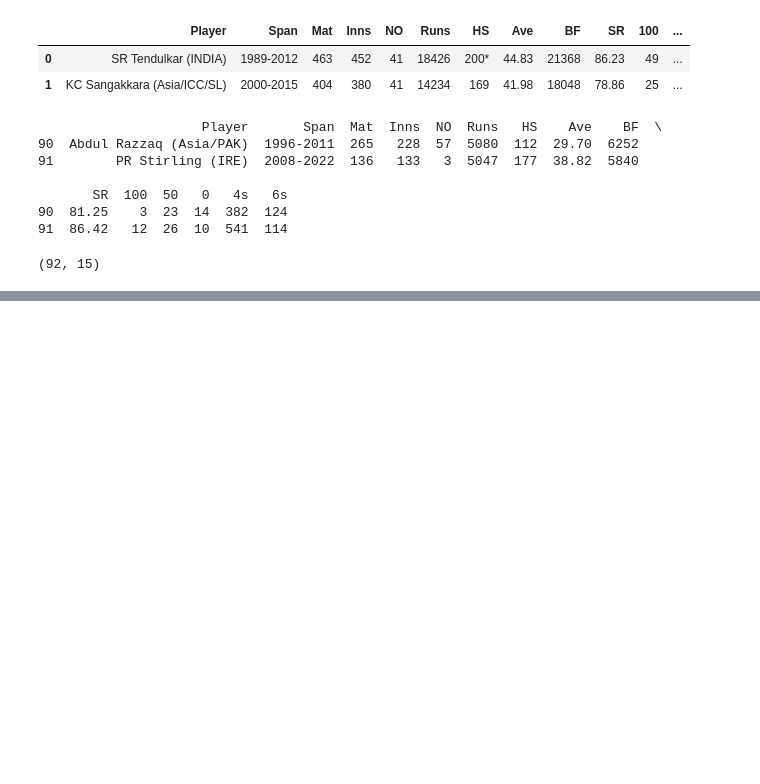
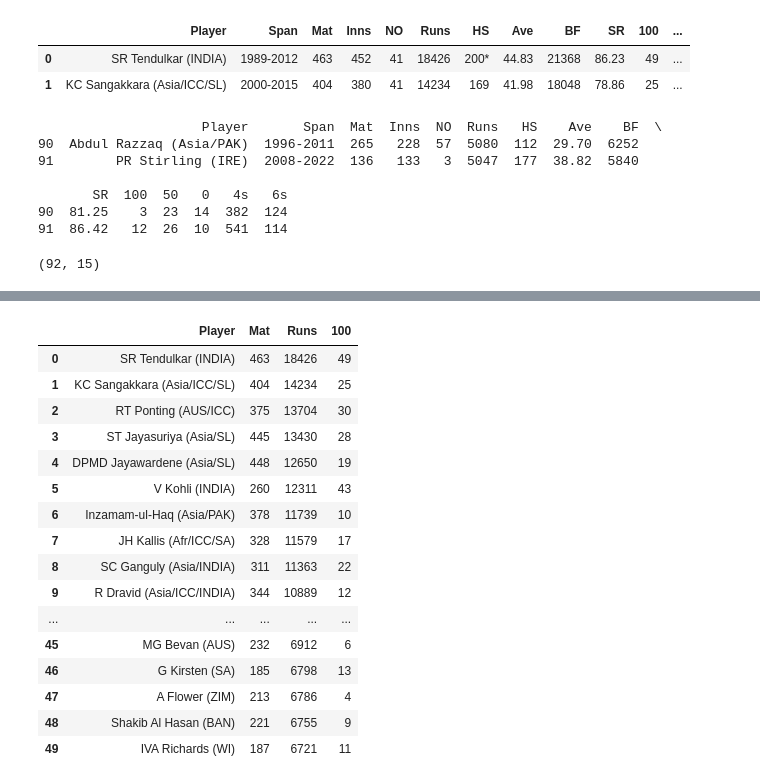
Before and after one commit to Ronisp/Learn_Data_Preprocessing_for_Machine_Learning_with_Python, a Jupyter notebook: class_1.ipynb, the cells around one changed output, grey strips where cells are left out. Cells and saved outputs as stored; diff of their text form; code cells hidden in the pictures; blank space fills up the shorter version.

```diff
--- a/class_1.ipynb
+++ b/class_1.ipynb
@@ -30,0 +81,23 @@ print(df.shape)
+# %%
+col_names = ['Player', 'Mat', 'Runs', '100']
+df_usecols = pd.read_csv("https://raw.githubusercontent.com/Ronisp/Learn_Data_Preprocessing_for_Machine_Learning_with_Python/main/batsman_most_runs_ODI.csv", usecols=col_names)
+
+display(df_usecols.head(50))
+# %% [output]
+|  | Player | Mat | Runs | 100 |
+| 0 | SR Tendulkar (INDIA) | 463 | 18426 | 49 |
+| 1 | KC Sangakkara (Asia/ICC/SL) | 404 | 14234 | 25 |
+| 2 | RT Ponting (AUS/ICC) | 375 | 13704 | 30 |
+| 3 | ST Jayasuriya (Asia/SL) | 445 | 13430 | 28 |
+| 4 | DPMD Jayawardene (Asia/SL) | 448 | 12650 | 19 |
+| 5 | V Kohli (INDIA) | 260 | 12311 | 43 |
+| 6 | Inzamam-ul-Haq (Asia/PAK) | 378 | 11739 | 10 |
+| 7 | JH Kallis (Afr/ICC/SA) | 328 | 11579 | 17 |
+| 8 | SC Ganguly (Asia/INDIA) | 311 | 11363 | 22 |
+| 9 | R Dravid (Asia/ICC/INDIA) | 344 | 10889 | 12 |
+| ... | ... | ... | ... | ... |
+| 45 | MG Bevan (AUS) | 232 | 6912 | 6 |
+| 46 | G Kirsten (SA) | 185 | 6798 | 13 |
+| 47 | A Flower (ZIM) | 213 | 6786 | 4 |
+| 48 | Shakib Al Hasan (BAN) | 221 | 6755 | 9 |
+| 49 | IVA Richards (WI) | 187 | 6721 | 11 |
```
Also changed, not shown: parts of 5 cells of this notebook.
